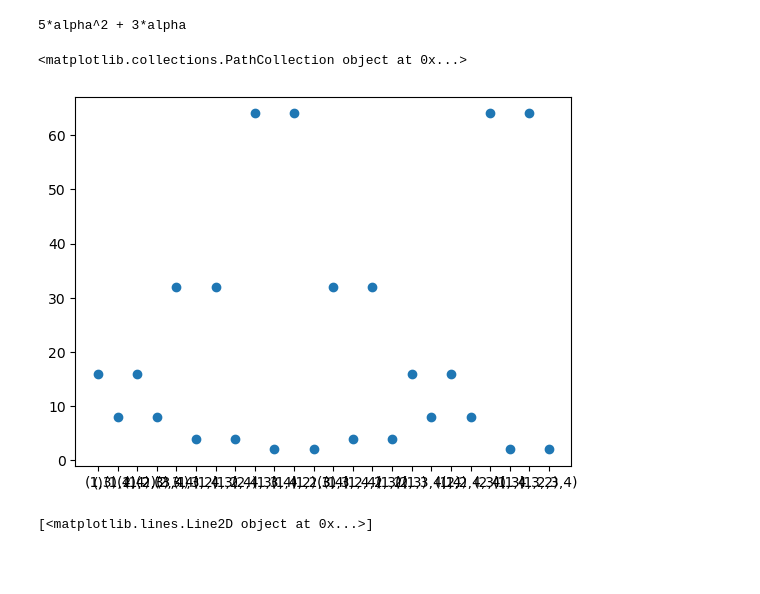
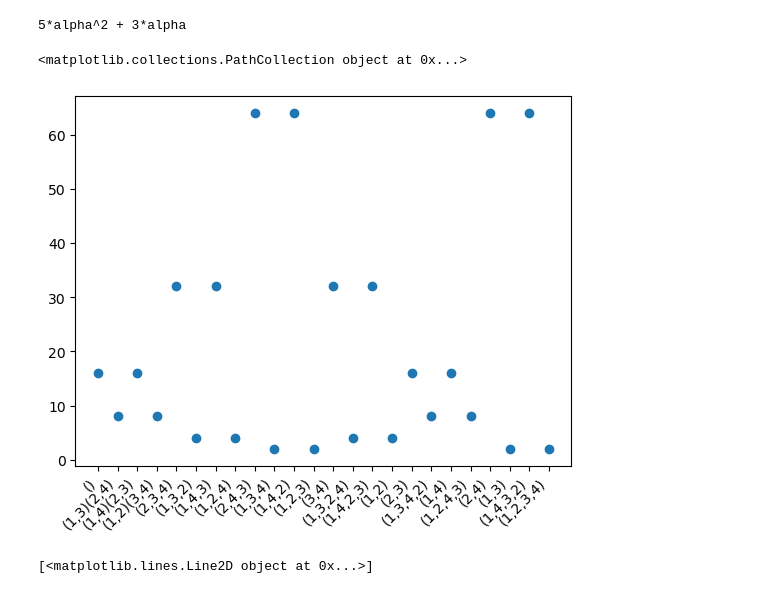
Before and after one commit to jacksonwalters/embedding-graphs-finite-fields, a Jupyter notebook: embedding_graphs_finite_fields.ipynb, the cells around one changed output. Saved outputs shown, nothing was run; the diff lists cells and outputs as text; code cells hidden in the pictures; blank space fills up the shorter version.

Commit message:
set xticks to be diagonal

```diff
--- a/embedding_graphs_finite_fields.ipynb
+++ b/embedding_graphs_finite_fields.ipynb
@@ -150,13 +150,14 @@ graph_embedding_basic(A,p)
 5*alpha^2 + 3*alpha
 # %%
 import matplotlib.pyplot as plt
-xpoints = [str(sigma) for sigma in SymmetricGroup(n)]
-ypoints = [f_int(A,sigma) for sigma in SymmetricGroup(n)]
+sym_group_index = [str(sigma) for sigma in SymmetricGroup(n)]
+f_int_list = [f_int(A,sigma) for sigma in SymmetricGroup(n)]
 # %%
-plt.scatter(xpoints,ypoints)
+plt.xticks(rotation=45, ha="right")
+plt.scatter(sym_group_index,f_int_list)
 # %% [output]
 <matplotlib.collections.PathCollection object at 0x...>
-[figure, old version]
+[figure, new version]
 # %%
 plt.plot([gen_power(x) for x in fourier_coefficients(A,p)],'r+')
 # %% [output]
```
